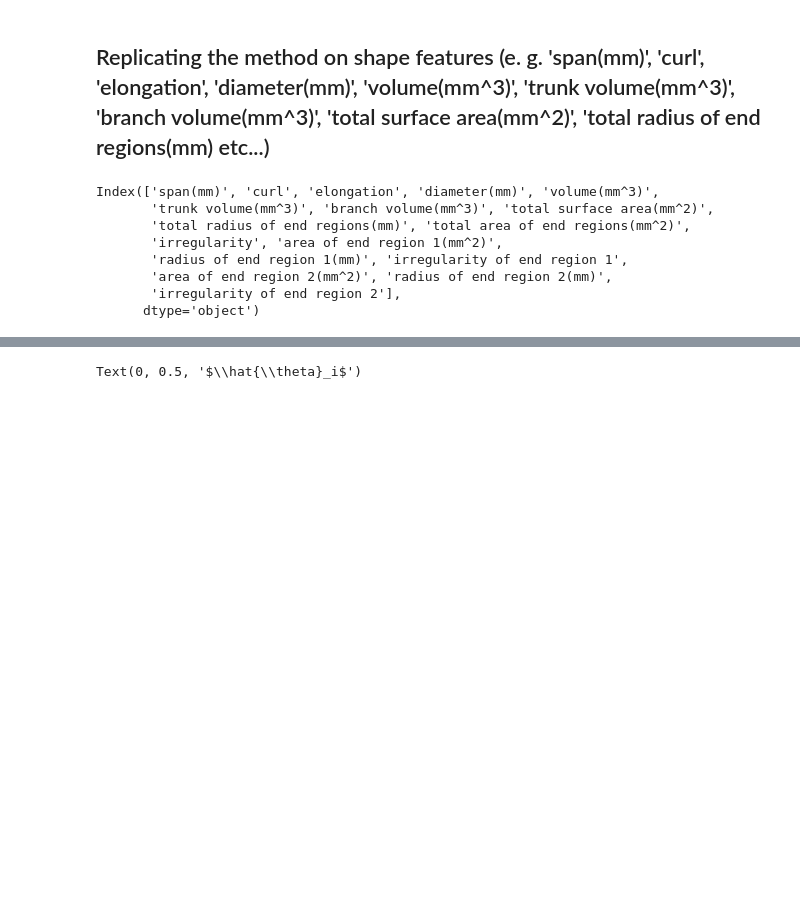
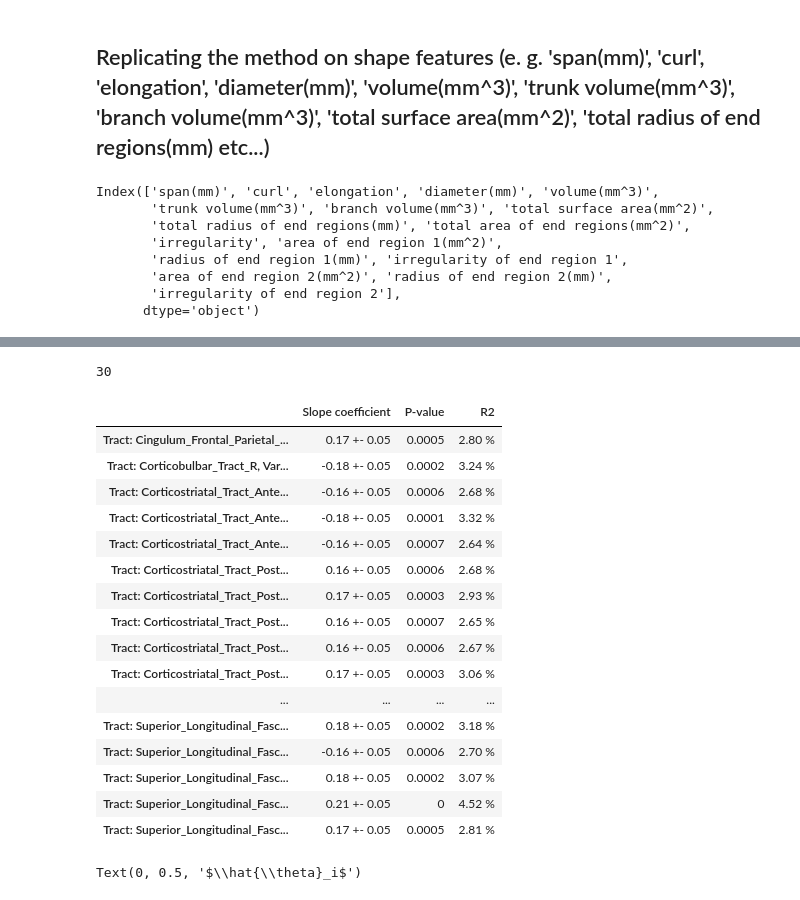
Before and after one commit to benedetta-mariani/BrainHack-Padova-2020, a Jupyter notebook: BrainHack_Padova.ipynb, the cells around one changed output, grey strips where cells are left out. Drawn from its saved outputs; the diff is of its cells as text; code cells hidden in the pictures; blank space fills up the shorter version.

```diff
--- a/BrainHack_Padova.ipynb
+++ b/BrainHack_Padova.ipynb
@@ -110,4 +114,4 @@ for file in sorted(os.listdir()):
 # %%
-files = np.array(features)[np.array(pval) < 0.0005]
+files = np.array(features)[np.array(pval) < 0.0007]
 len(files)
 # %% [output]
@@ -429,6 +491,6 @@ for file in sorted(os.listdir()):
         xs.append(x)
         features.append([file,s,l])
 # %%
-files = np.array(features)[np.array(pval) < 0.0005]
+files = np.array(features)[np.array(pval) < 0.0007]
 len(files)
 # %% [output]
@@ -446,22 +523,54 @@ array(['Cingulum_Frontal_Parietal_R.tsv', 'NEOFAC_O',
 # %%
+ts = []
 for r in range(len(files)):
+
+
   f = files[r][0]
   s = files[r][1]
   l = files[r][2]
   fd = pd.read_csv(f, sep =  '\t', index_col = 0)
   x = fd[s]
   y = fd[l]
+
+
+  index = ["Slope coefficient","P-value","R2"]
+
+
+  if l == "NEOFAC_A":
+    l2 = "Agreeableness"
+  elif l == "NEOFAC_O":
+    l2 = "Openness to experience"
+  elif l == "NEOFAC_E":
+    l2 = "Extraversion"
+  else:
+    l2 = "Neuroticism"
+
+  variable = "Tract: %s, Variables: %s vs %s" %(files[r][0][:-4],l2, s)
+
+  if r == 0:
+    table1 = pd.DataFrame(columns = index)
+
   idx = np.where(np.isnan(x))
   idx2 = np.where(np.isnan(y))
+
+
   y = np.delete(np.array(y),idx2[0].tolist()+ idx[0].tolist())
   x = np.delete(np.array(x),idx2[0].tolist()+ idx[0].tolist())
   #x = np.delete(np.array(x),13) # outlier in Cingulum_Parahippocampal_R case
   #y = np.delete(np.array(y),13) #outlier in Cingulum_Parahippocampal_R case
-  #x = (x- np.mean(x))/np.std(x) # z-score
-  #y = (y- np.mean(y))/np.std(y) # z-score
+  x = (x- np.mean(x))/np.std(x) # z-score
+  y = (y- np.mean(y))/np.std(y) # z-score
   x2 = sm2.add_constant(x)
   ls = sm.OLS(y, x2).fit()
-  print('R2: ', r2_score(y,ls.params[0] + ls.params[1]*x)*100, '%')
+  #print('R2: ', r2_score(y,ls.params[0] + ls.params[1]*x)*100, '%')
+  print("Adding a row", r)
+  table1.loc[variable] = [0,0,0]
+
+  table1[index[0]].loc[variable] = "%.2f +- %.2f" %(round(ls.params[1],2),round(ls.bse[1],2))
+  table1[index[1]].loc[variable] = round(ls.pvalues[1],4)
+  table1[index[2]].loc[variable] = r"%.2f %%" %round(r2_score(y,ls.params[0] + ls.params[1]*x)*100,2)
+
+  """
   plt.figure()
   plt.plot(x, ls.params[0] + ls.params[1]*x, 'r-')
 
@@ -472,4 +581,5 @@ for r in range(len(files)):
   plt.ylabel(l)
   plt.xlabel(s)
   plt.show()
+  """
 # %% [output]
@@ -495,3 +603,27 @@ Slope coeff and pvalue:  -0.001486327909135837 0.00037827644644477826
+# %%
+len(files)
+# %% [output]
+30
+# %%
+table1.head(40)
+# %% [output]
+|  | Slope coefficient | P-value | R2 |
+| Tract: Cingulum_Frontal_Parietal_... | 0.17 +- 0.05 | 0.0005 | 2.80 % |
+| Tract: Corticobulbar_Tract_R, Var... | -0.18 +- 0.05 | 0.0002 | 3.24 % |
+| Tract: Corticostriatal_Tract_Ante... | -0.16 +- 0.05 | 0.0006 | 2.68 % |
+| Tract: Corticostriatal_Tract_Ante... | -0.18 +- 0.05 | 0.0001 | 3.32 % |
+| Tract: Corticostriatal_Tract_Ante... | -0.16 +- 0.05 | 0.0007 | 2.64 % |
+| Tract: Corticostriatal_Tract_Post... | 0.16 +- 0.05 | 0.0006 | 2.68 % |
+| Tract: Corticostriatal_Tract_Post... | 0.17 +- 0.05 | 0.0003 | 2.93 % |
+| Tract: Corticostriatal_Tract_Post... | 0.16 +- 0.05 | 0.0007 | 2.65 % |
+| Tract: Corticostriatal_Tract_Post... | 0.16 +- 0.05 | 0.0006 | 2.67 % |
+| Tract: Corticostriatal_Tract_Post... | 0.17 +- 0.05 | 0.0003 | 3.06 % |
+| ... | ... | ... | ... |
+| Tract: Superior_Longitudinal_Fasc... | 0.18 +- 0.05 | 0.0002 | 3.18 % |
+| Tract: Superior_Longitudinal_Fasc... | -0.16 +- 0.05 | 0.0006 | 2.70 % |
+| Tract: Superior_Longitudinal_Fasc... | 0.18 +- 0.05 | 0.0002 | 3.07 % |
+| Tract: Superior_Longitudinal_Fasc... | 0.21 +- 0.05 | 0 | 4.52 % |
+| Tract: Superior_Longitudinal_Fasc... | 0.17 +- 0.05 | 0.0005 | 2.81 % |
 # %%
 
 for r in range(len(files)):
```
Also changed, not shown: parts of 37 cells of this notebook.
